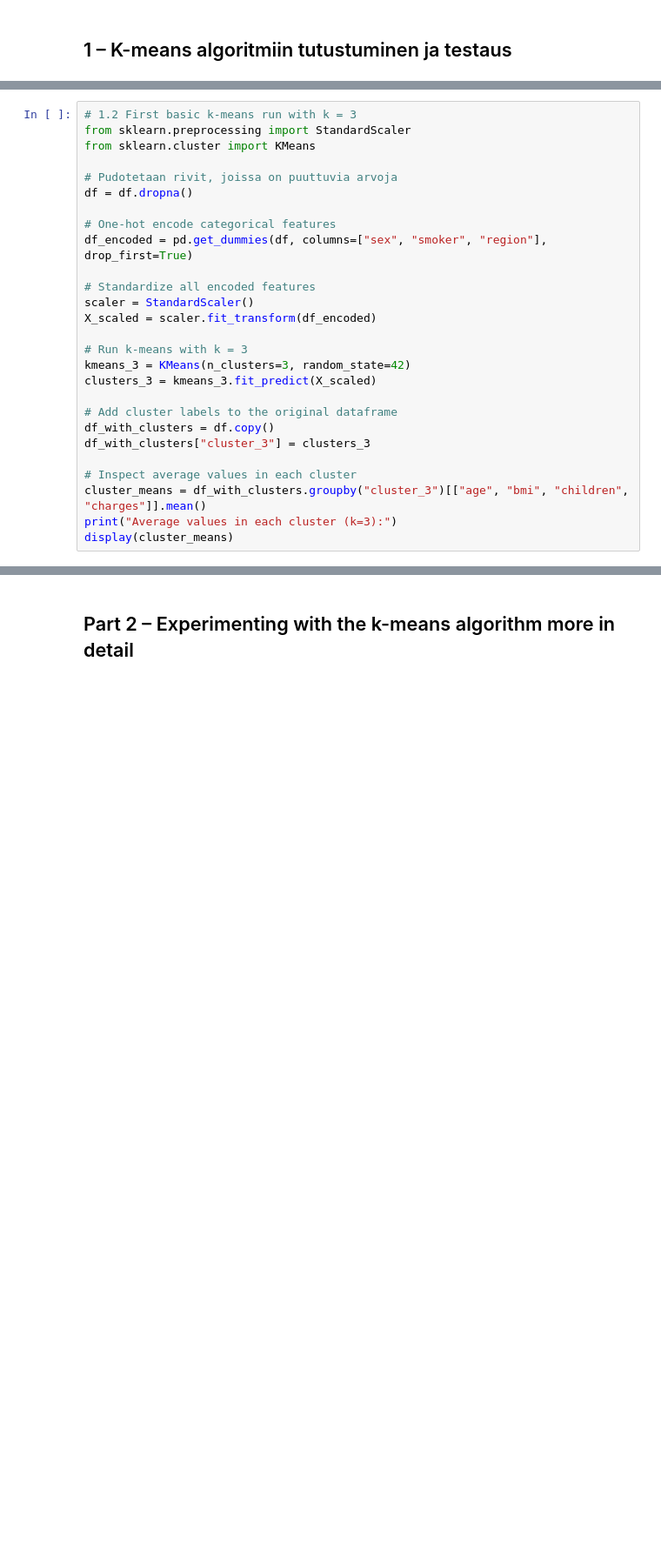
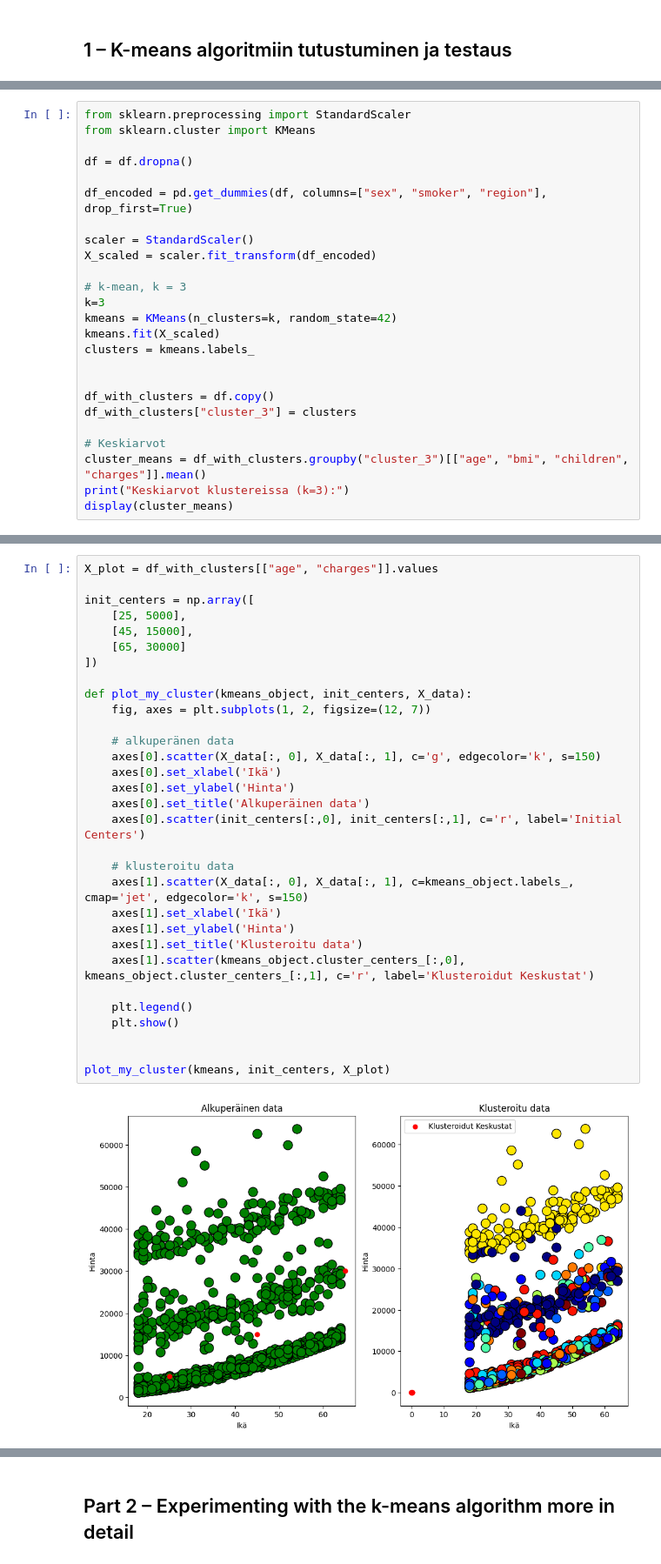
Before and after one commit to Anniinama/developMENTAL, a Jupyter notebook: Assigment 3/Assignment3_finnish_completed.ipynb, the cells around one changed output, grey strips where cells are left out. Shown at 87% size. Cells and saved outputs as stored; diff of their text form; blank space fills up the shorter version.

```diff
--- a/Assigment 3/Assignment3_finnish_completed.ipynb
+++ b/Assigment 3/Assignment3_finnish_completed.ipynb
@@ -81,30 +72,28 @@ Askeleet:
 3. Sovitan k-means -mallin käyttäen `k = 3`.
 4. Liitän klusterit alkuperäiseen dataan ja tarkastelen keskimääräisiä arvoja klusterien sisällä.
 # %%
-# 1.2 First basic k-means run with k = 3
 from sklearn.preprocessing import StandardScaler
 from sklearn.cluster import KMeans
 
-# Pudotetaan rivit, joissa on puuttuvia arvoja
 df = df.dropna()
 
-# One-hot encode categorical features
 df_encoded = pd.get_dummies(df, columns=["sex", "smoker", "region"], drop_first=True)
 
-# Standardize all encoded features
 scaler = StandardScaler()
 X_scaled = scaler.fit_transform(df_encoded)
 
-# Run k-means with k = 3
-kmeans_3 = KMeans(n_clusters=3, random_state=42)
-clusters_3 = kmeans_3.fit_predict(X_scaled)
+# k-mean, k = 3
+k=3
+kmeans = KMeans(n_clusters=k, random_state=42)
+kmeans.fit(X_scaled)
+clusters = kmeans.labels_
 
-# Add cluster labels to the original dataframe
+
 df_with_clusters = df.copy()
-df_with_clusters["cluster_3"] = clusters_3
+df_with_clusters["cluster_3"] = clusters
 
-# Inspect average values in each cluster
+# Keskiarvot
 cluster_means = df_with_clusters.groupby("cluster_3")[["age", "bmi", "children", "charges"]].mean()
-print("Average values in each cluster (k=3):")
+print("Keskiarvot klustereissa (k=3):")
 display(cluster_means)
 # %% [output]
@@ -125 +108,34 @@ Jo pelkkä ensimmäinen k-means -ajo erottelee populaation järkeviin ryhmiin. S
+# %%
+X_plot = df_with_clusters[["age", "charges"]].values
+
+init_centers = np.array([
+    [25, 5000],
+    [45, 15000],
+    [65, 30000]
+])
+
+def plot_my_cluster(kmeans_object, init_centers, X_data):
+    fig, axes = plt.subplots(1, 2, figsize=(12, 7))
+
+    # alkuperänen data
+    axes[0].scatter(X_data[:, 0], X_data[:, 1], c='g', edgecolor='k', s=150)
+    axes[0].set_xlabel('Ikä')
+    axes[0].set_ylabel('Hinta')
+    axes[0].set_title('Alkuperäinen data')
+    axes[0].scatter(init_centers[:,0], init_centers[:,1], c='r', label='Initial Centers')
+
+    # klusteroitu data
+    axes[1].scatter(X_data[:, 0], X_data[:, 1], c=kmeans_object.labels_, cmap='jet', edgecolor='k', s=150)
+    axes[1].set_xlabel('Ikä')
+    axes[1].set_ylabel('Hinta')
+    axes[1].set_title('Klusteroitu data')
+    axes[1].scatter(kmeans_object.cluster_centers_[:,0], kmeans_object.cluster_centers_[:,1], c='r', label='Klusteroidut Keskustat')
+
+    plt.legend()
+    plt.show()
+
+
+plot_my_cluster(kmeans, init_centers, X_plot)
+# %% [output]
+[figure, added]
 # %% [markdown]
```
Also changed, not shown: parts of 10 cells of this notebook.
